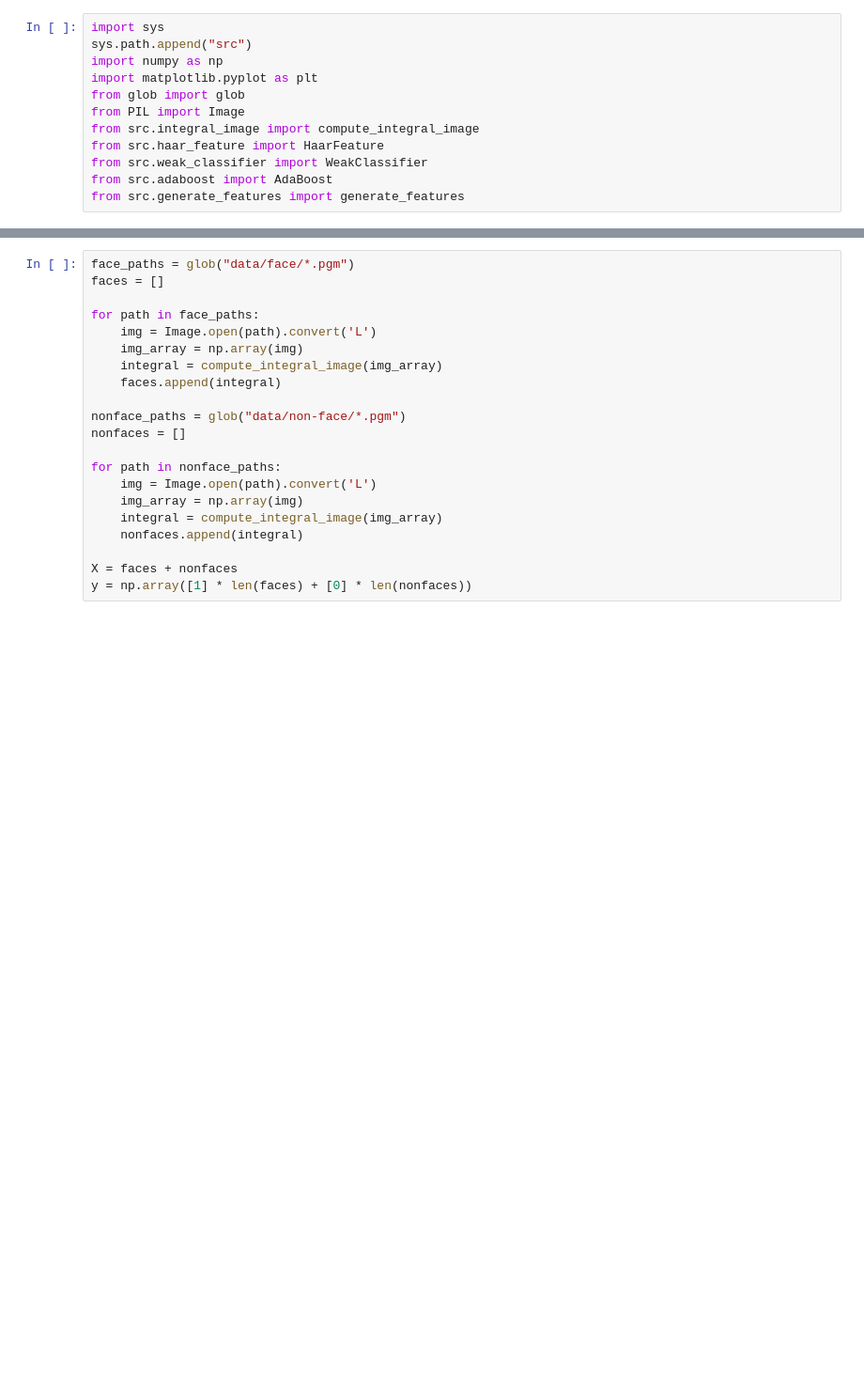
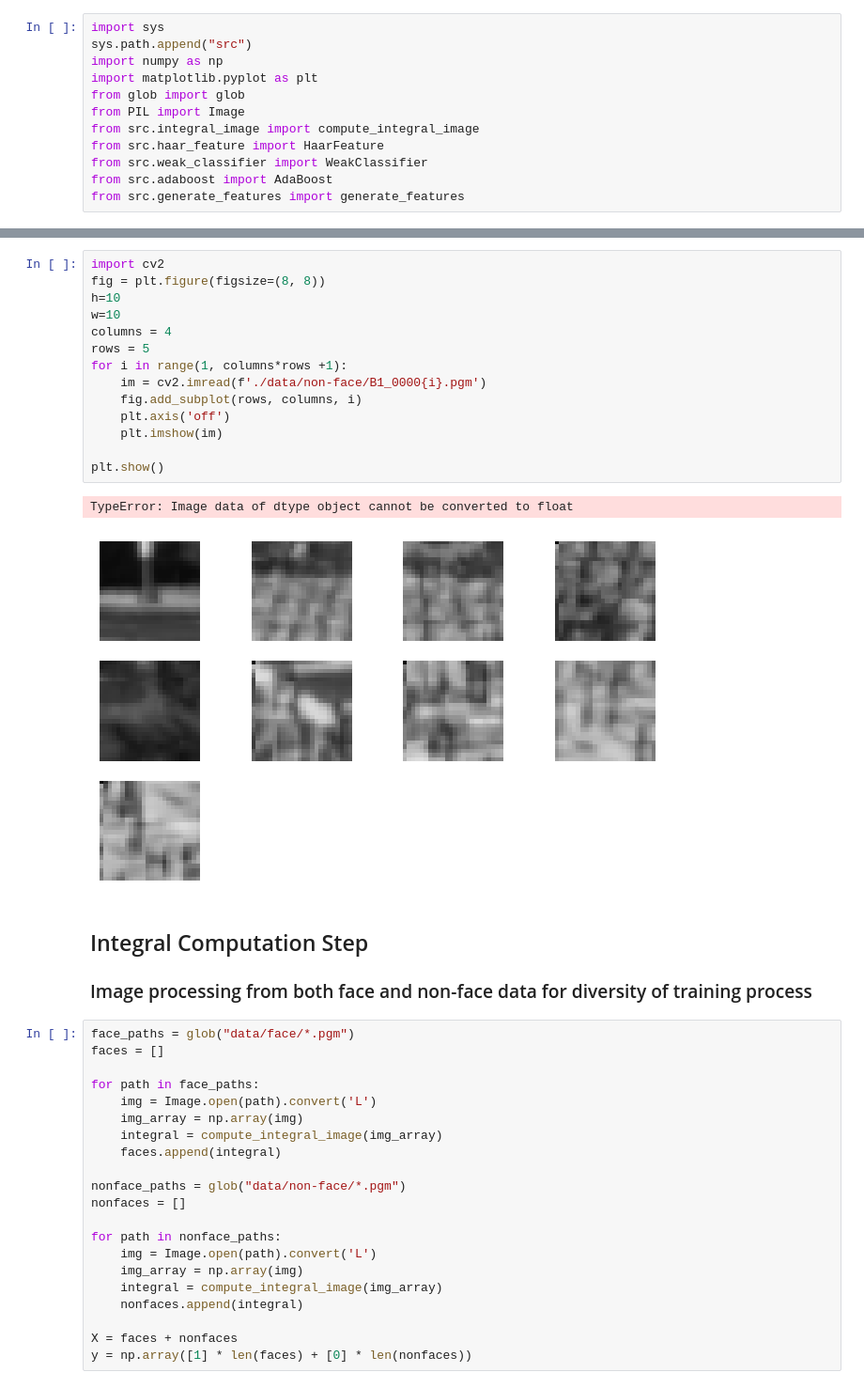
Before and after one commit to kora11e/RP-Pipeline-Project, a Jupyter notebook: ViolaJones.ipynb, the cells around one changed output, grey strips where cells are left out. Shown at 94% size. Cells and saved outputs as stored; diff of their text form; blank space fills up the shorter version.

```diff
--- a/ViolaJones.ipynb
+++ b/ViolaJones.ipynb
@@ -13,3 +36,23 @@ from src.generate_features import generate_features
+# %%
+import cv2
+fig = plt.figure(figsize=(8, 8))
+h=10
+w=10
+columns = 4
+rows = 5
+for i in range(1, columns*rows +1):
+    im = cv2.imread(f'./data/non-face/B1_0000{i}.pgm')
+    fig.add_subplot(rows, columns, i)
+    plt.axis('off')
+    plt.imshow(im)
+
+plt.show()
+# %% [output]
+TypeError: Image data of dtype object cannot be converted to float
+[figure, added]
+# %% [markdown]
+<h2>Integral Computation Step</h2>
+<h3>Image processing from both face and non-face data for diversity of training process</h3>
 # %%
 face_paths = glob("data/face/*.pgm")
 faces = []
```
Also changed, not shown: parts of 14 cells of this notebook.
